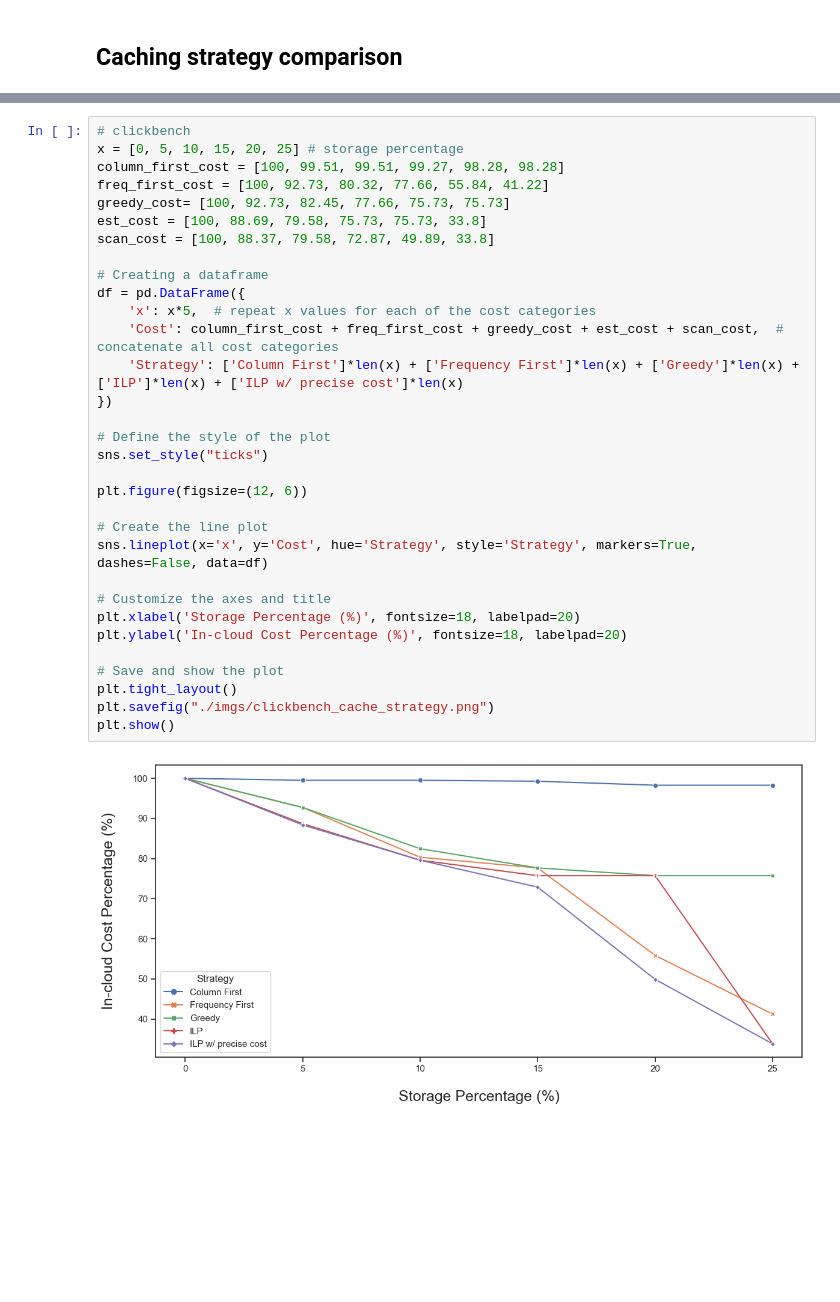
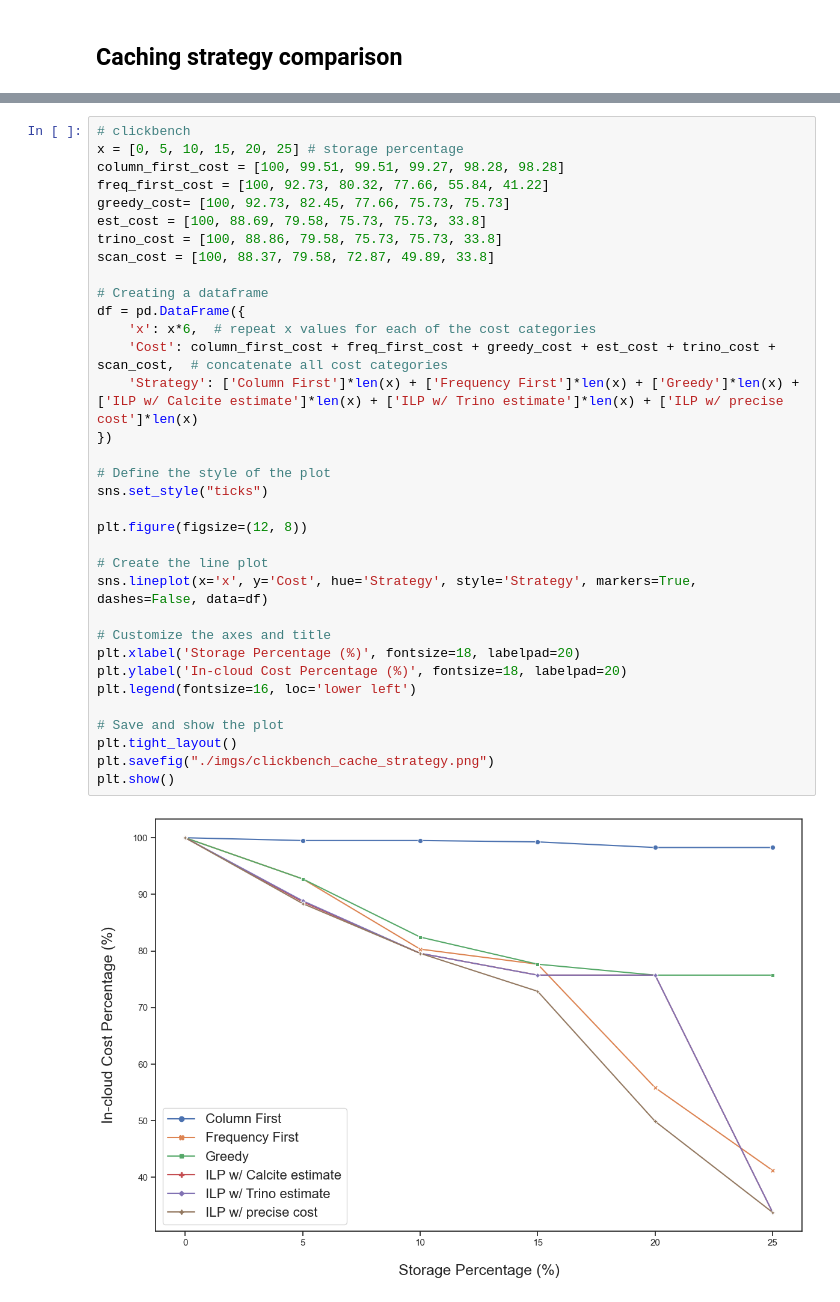
Before and after one commit to pixelsdb/pixels, a Jupyter notebook: pixels-amphi/pixels-amphi-worker/benchmark/scripts/visualize.ipynb, the cells around one changed output, grey strips where cells are left out. Drawn from its saved outputs; the diff is of its cells as text; blank space fills up the shorter version.

```diff
--- a/pixels-amphi/pixels-amphi-worker/benchmark/scripts/visualize.ipynb
+++ b/pixels-amphi/pixels-amphi-worker/benchmark/scripts/visualize.ipynb
@@ -265,34 +277,36 @@ plt.show()
 # %%
 # clickbench
 x = [0, 5, 10, 15, 20, 25] # storage percentage
 column_first_cost = [100, 99.51, 99.51, 99.27, 98.28, 98.28]
 freq_first_cost = [100, 92.73, 80.32, 77.66, 55.84, 41.22]
 greedy_cost= [100, 92.73, 82.45, 77.66, 75.73, 75.73]
 est_cost = [100, 88.69, 79.58, 75.73, 75.73, 33.8]
+trino_cost = [100, 88.86, 79.58, 75.73, 75.73, 33.8]
 scan_cost = [100, 88.37, 79.58, 72.87, 49.89, 33.8]
 
 # Creating a dataframe
 df = pd.DataFrame({
-    'x': x*5,  # repeat x values for each of the cost categories
-    'Cost': column_first_cost + freq_first_cost + greedy_cost + est_cost + scan_cost,  # concatenate all cost categories
-    'Strategy': ['Column First']*len(x) + ['Frequency First']*len(x) + ['Greedy']*len(x) + ['ILP']*len(x) + ['ILP w/ precise cost']*len(x)
+    'x': x*6,  # repeat x values for each of the cost categories
+    'Cost': column_first_cost + freq_first_cost + greedy_cost + est_cost + trino_cost + scan_cost,  # concatenate all cost categories
+    'Strategy': ['Column First']*len(x) + ['Frequency First']*len(x) + ['Greedy']*len(x) + ['ILP w/ Calcite estimate']*len(x) + ['ILP w/ Trino estimate']*len(x) + ['ILP w/ precise cost']*len(x)
 })
 
 # Define the style of the plot
 sns.set_style("ticks")
 
-plt.figure(figsize=(12, 6))
+plt.figure(figsize=(12, 8))
 
 # Create the line plot
 sns.lineplot(x='x', y='Cost', hue='Strategy', style='Strategy', markers=True, dashes=False, data=df)
 
 # Customize the axes and title
 plt.xlabel('Storage Percentage (%)', fontsize=18, labelpad=20)
 plt.ylabel('In-cloud Cost Percentage (%)', fontsize=18, labelpad=20)
+plt.legend(fontsize=16, loc='lower left')
 
 # Save and show the plot
 plt.tight_layout()
 plt.savefig("./imgs/clickbench_cache_strategy.png")
 plt.show()
 # %% [output]
-[figure, old version]
+[figure, new version]
```
Also changed, not shown: parts of 6 cells of this notebook, 8 other files.
